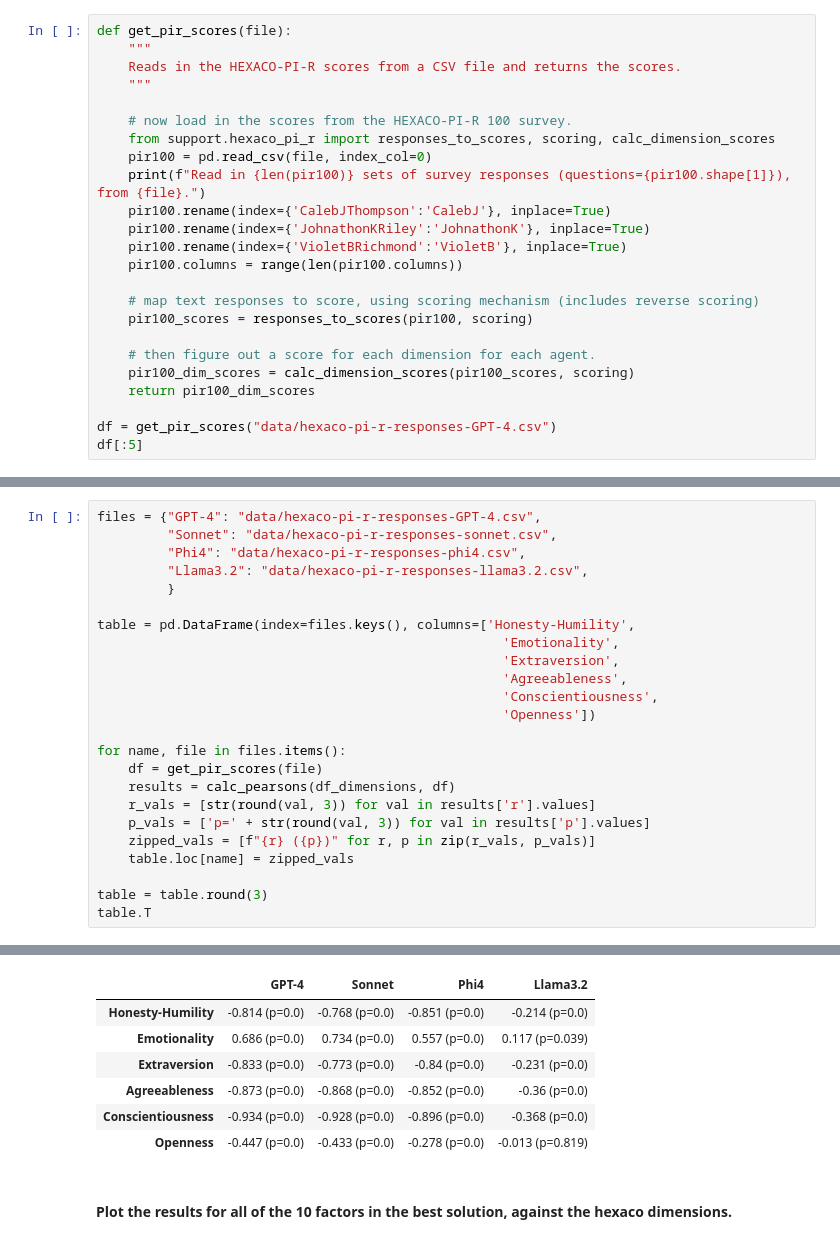
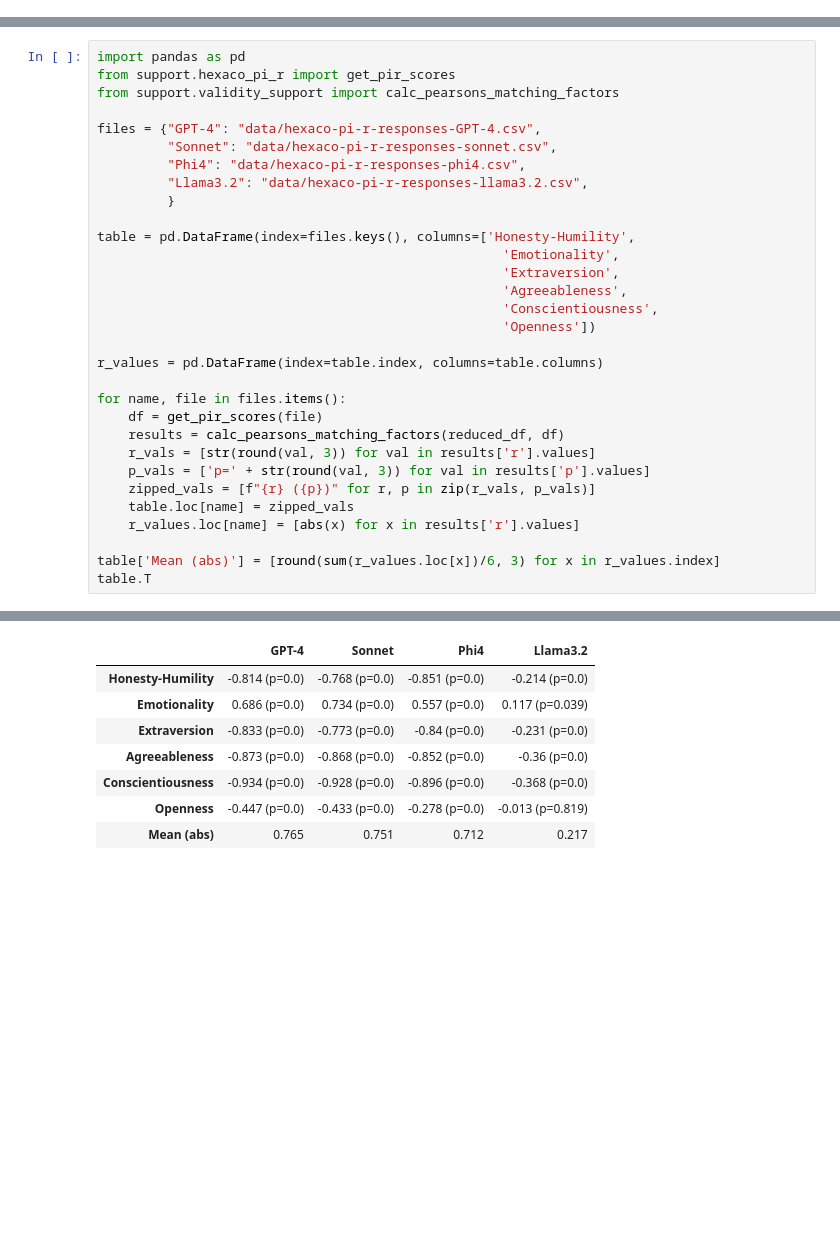
Before and after one commit to alan-turing-institute/hexaco-rep-public, a Jupyter notebook: Fig6-ConvergentValidity.ipynb, the cells around one changed output, grey strips where cells are left out. Saved outputs shown, nothing was run; the diff lists cells and outputs as text; blank space fills up the shorter version.

Commit message:
Fig6 and Table1 Convergent validity

```diff
--- a/Fig6-ConvergentValidity.ipynb
+++ b/Fig6-ConvergentValidity.ipynb
@@ -59,24 +74,0 @@ df_dimensions[:5]
-# %%
-def get_pir_scores(file):
-    """
-    Reads in the HEXACO-PI-R scores from a CSV file and returns the scores.
-    """
-
-    # now load in the scores from the HEXACO-PI-R 100 survey.
-    from support.hexaco_pi_r import responses_to_scores, scoring, calc_dimension_scores
-    pir100 = pd.read_csv(file, index_col=0)
-    print(f"Read in {len(pir100)} sets of survey responses (questions={pir100.shape[1]}), from {file}.")
-    pir100.rename(index={'CalebJThompson':'CalebJ'}, inplace=True)
-    pir100.rename(index={'JohnathonKRiley':'JohnathonK'}, inplace=True)
-    pir100.rename(index={'VioletBRichmond':'VioletB'}, inplace=True)
-    pir100.columns = range(len(pir100.columns))
-
-    # map text responses to score, using scoring mechanism (includes reverse scoring)
-    pir100_scores = responses_to_scores(pir100, scoring)
-
-    # then figure out a score for each dimension for each agent.
-    pir100_dim_scores = calc_dimension_scores(pir100_scores, scoring)
-    return pir100_dim_scores
-
-df = get_pir_scores("data/hexaco-pi-r-responses-GPT-4.csv")
-df[:5]
@@ -131,4 +75,8 @@ calc_pearsons(df_dimensions, df)
 # %%
+import pandas as pd
+from support.hexaco_pi_r import get_pir_scores
+from support.validity_support import calc_pearsons_matching_factors
+
 files = {"GPT-4": "data/hexaco-pi-r-responses-GPT-4.csv",
          "Sonnet": "data/hexaco-pi-r-responses-sonnet.csv",
          "Phi4": "data/hexaco-pi-r-responses-phi4.csv",
@@ -142,14 +90,17 @@ table = pd.DataFrame(index=files.keys(), columns=['Honesty-Humility',
                                                     'Conscientiousness',
                                                     'Openness'])
 
+r_values = pd.DataFrame(index=table.index, columns=table.columns)
+
 for name, file in files.items():
     df = get_pir_scores(file)
-    results = calc_pearsons(df_dimensions, df)
+    results = calc_pearsons_matching_factors(reduced_df, df)
     r_vals = [str(round(val, 3)) for val in results['r'].values]
     p_vals = ['p=' + str(round(val, 3)) for val in results['p'].values]
     zipped_vals = [f"{r} ({p})" for r, p in zip(r_vals, p_vals)]
     table.loc[name] = zipped_vals
+    r_values.loc[name] = [abs(x) for x in results['r'].values]
 
-table = table.round(3)
+table['Mean (abs)'] = [round(sum(r_values.loc[x])/6, 3) for x in r_values.index]
 table.T
 # %% [output]
@@ -160,9 +107,8 @@ Read in 310 sets of survey responses (questions=100), from data/hexaco-pi-r-resp
 |  | GPT-4 | Sonnet | Phi4 | Llama3.2 |
 | Honesty-Humility | -0.814 (p=0.0) | -0.768 (p=0.0) | -0.851 (p=0.0) | -0.214 (p=0.0) |
 | Emotionality | 0.686 (p=0.0) | 0.734 (p=0.0) | 0.557 (p=0.0) | 0.117 (p=0.039) |
 | Extraversion | -0.833 (p=0.0) | -0.773 (p=0.0) | -0.84 (p=0.0) | -0.231 (p=0.0) |
 | Agreeableness | -0.873 (p=0.0) | -0.868 (p=0.0) | -0.852 (p=0.0) | -0.36 (p=0.0) |
 | Conscientiousness | -0.934 (p=0.0) | -0.928 (p=0.0) | -0.896 (p=0.0) | -0.368 (p=0.0) |
 | Openness | -0.447 (p=0.0) | -0.433 (p=0.0) | -0.278 (p=0.0) | -0.013 (p=0.819) |
+| Mean (abs) | 0.765 | 0.751 | 0.712 | 0.217 |
-# %% [markdown]
-#### Plot the results for all of the 10 factors in the best solution, against the hexaco dimensions.
```
Also changed, not shown: parts of 14 cells of this notebook.
